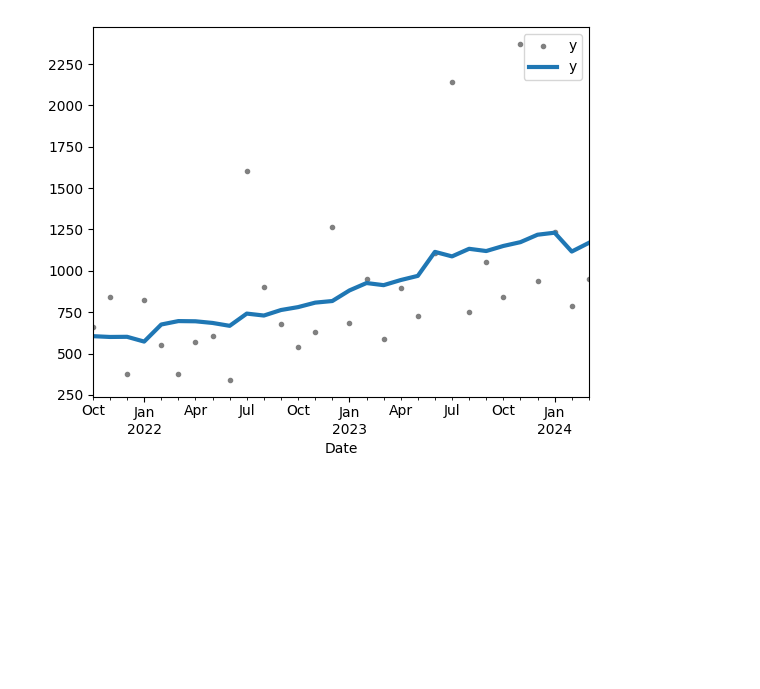
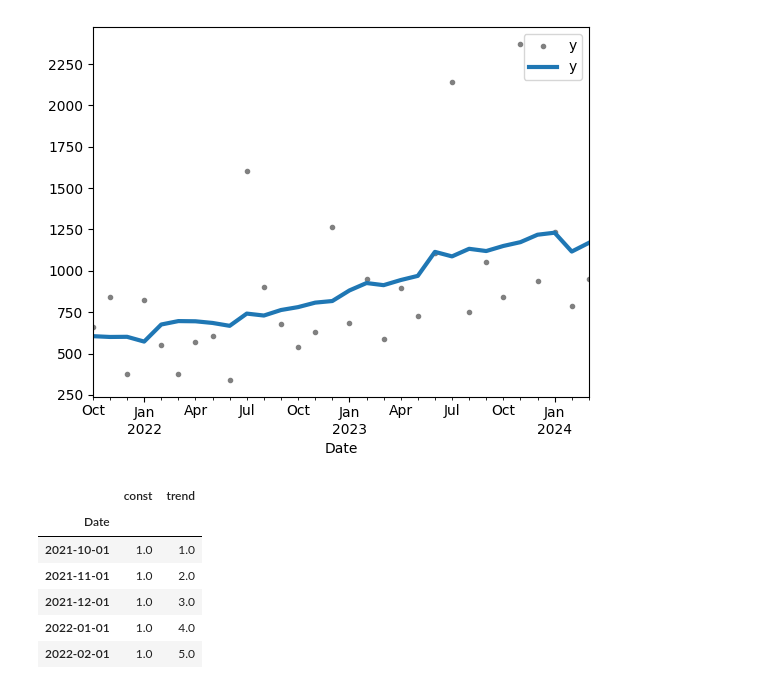
Before and after one commit to Mkranj/time_series_expenses, a Jupyter notebook: scripts/building_model_kaggle.ipynb, the cells around one changed output. Saved outputs shown, nothing was run; the diff lists cells and outputs as text; code cells hidden in the pictures; blank space fills up the shorter version.

```diff
--- a/scripts/building_model_kaggle.ipynb
+++ b/scripts/building_model_kaggle.ipynb
@@ -29,3 +30,23 @@ moving_average.plot(
 # %% [output]
 <Axes: xlabel='Date'>
 [figure]
+# %%
+# Using the statsmodel to model a time series
+from statsmodels.tsa.deterministic import DeterministicProcess
+dp = DeterministicProcess(
+    index = monthly.index,
+    constant = True,
+    order = 1,
+    drop = True
+)
+
+X = dp.in_sample()
+X.head()
+# %% [output]
+|  | const | trend |
+| Date |  |  |
+| 2021-10-01 | 1.0 | 1.0 |
+| 2021-11-01 | 1.0 | 2.0 |
+| 2021-12-01 | 1.0 | 3.0 |
+| 2022-01-01 | 1.0 | 4.0 |
+| 2022-02-01 | 1.0 | 5.0 |
```
Also changed, not shown: parts of 3 cells of this notebook.
